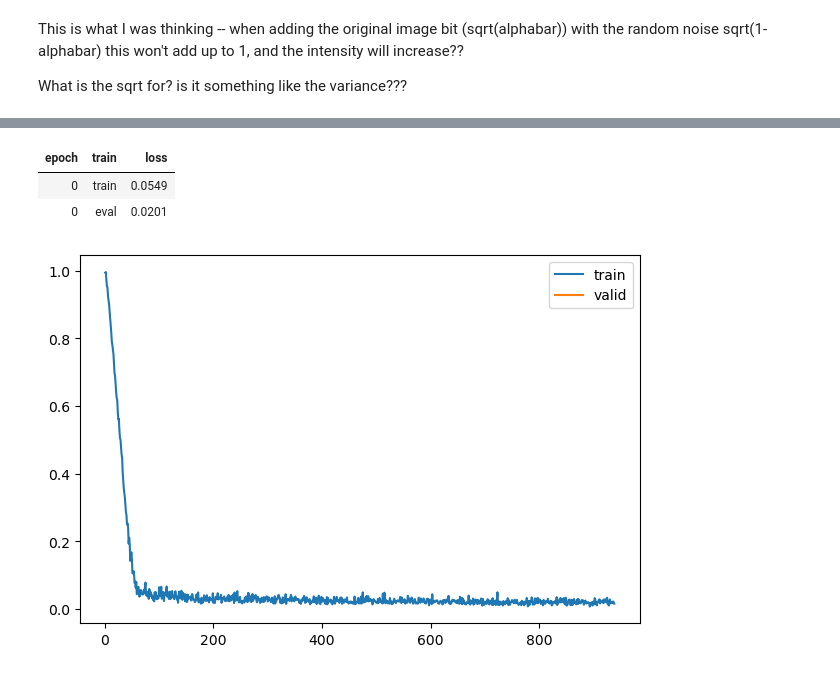
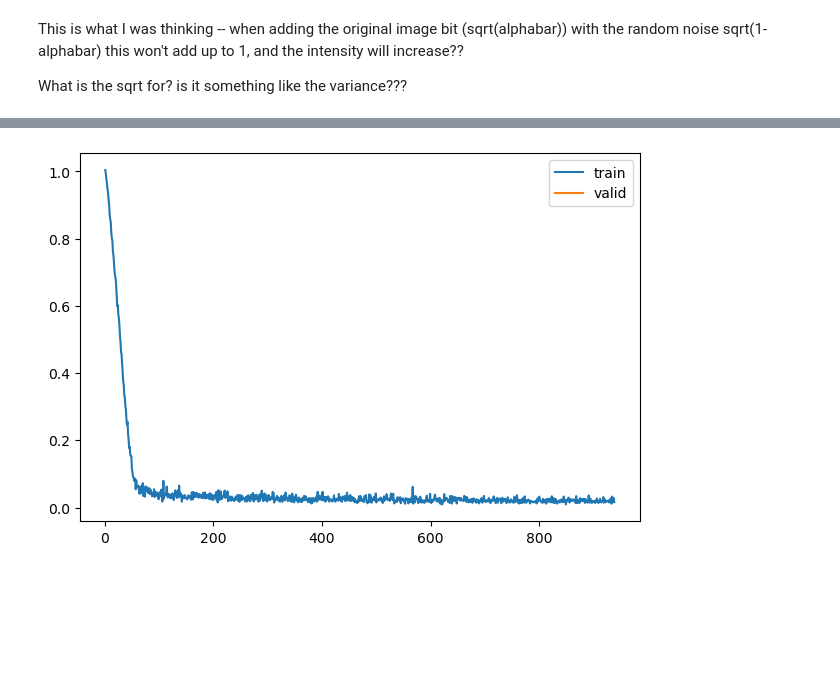
Before and after one commit to tom-pollak/tinyai, a Jupyter notebook: nbs/15_ddpm.ipynb, the cells around one changed output, grey strips where cells are left out. Saved outputs shown, nothing was run; the diff lists cells and outputs as text; code cells hidden in the pictures; blank space fills up the shorter version.

```diff
--- a/nbs/15_ddpm.ipynb
+++ b/nbs/15_ddpm.ipynb
@@ -213,14 +213,13 @@ def get_model(nfs=(16,32,64,64)):
 model = get_model()
 init_ddpm(model)
 
-trainer_cls = Trainer
-trainer_cls.default_cbs = [
+learn = Trainer(model, dls, loss_func=F.mse_loss)
+learn.cbs = [
     DeviceCB(),
     TrainCB(n_inp=2),
     ProgressCB(),
-    PlotLossCB(),
+    PlotLossCB(plot_every=100),
 ]
-learn = trainer_cls(model, dls, loss_func=F.mse_loss)
 # learn.summary()
 # %%
 # # get effective learning rate from adamw
@@ -230,12 +229,9 @@ learn = trainer_cls(model, dls, loss_func=F.mse_loss)
 
 # rec = RecorderCB(lr=_lr, beta1=_beta1, beta2=_beta2)
 # %%
-learn.fit_one_cycle(1, lr=1e-2, cbs=[MetricsCB()])
+learn.fit_one_cycle(1, lr=1e-2)
 # %% [output]
-| epoch | train | loss |
-| 0 | train | 0.0549 |
-| 0 | eval | 0.0201 |
-[figure, old version]
+[figure, new version]
 # %%
 # torch.save(learn.model, "fashion_ddpm_5epochs.pkl")
 learn.model = torch.load("fashion_ddpm_5epochs.pkl")
```
Also changed, not shown: parts of 5 cells of this notebook, 7 other files.
